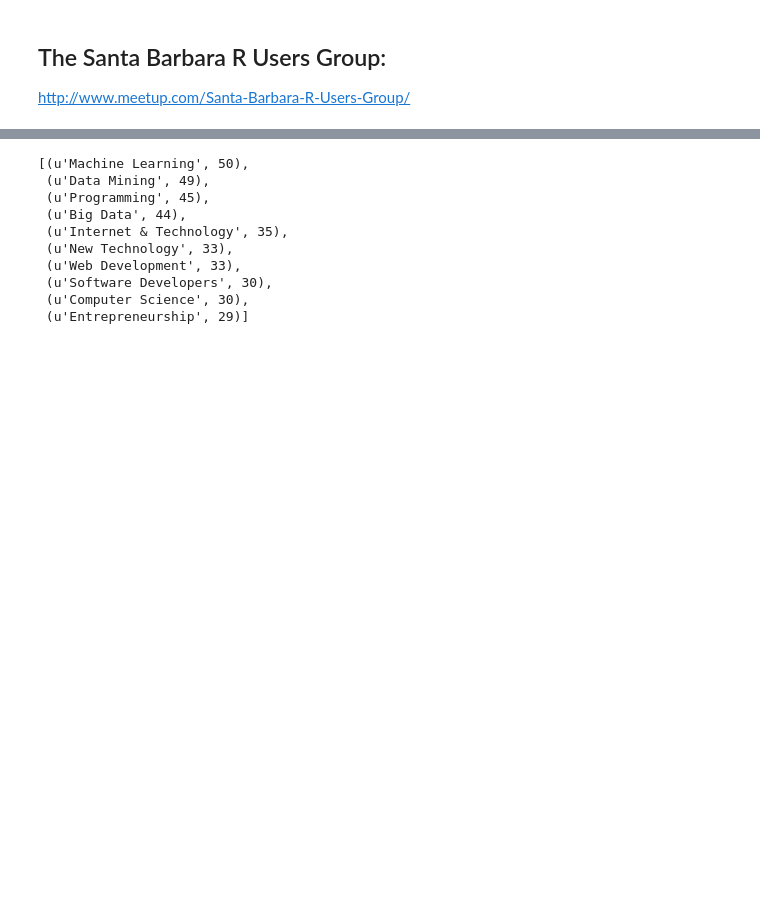
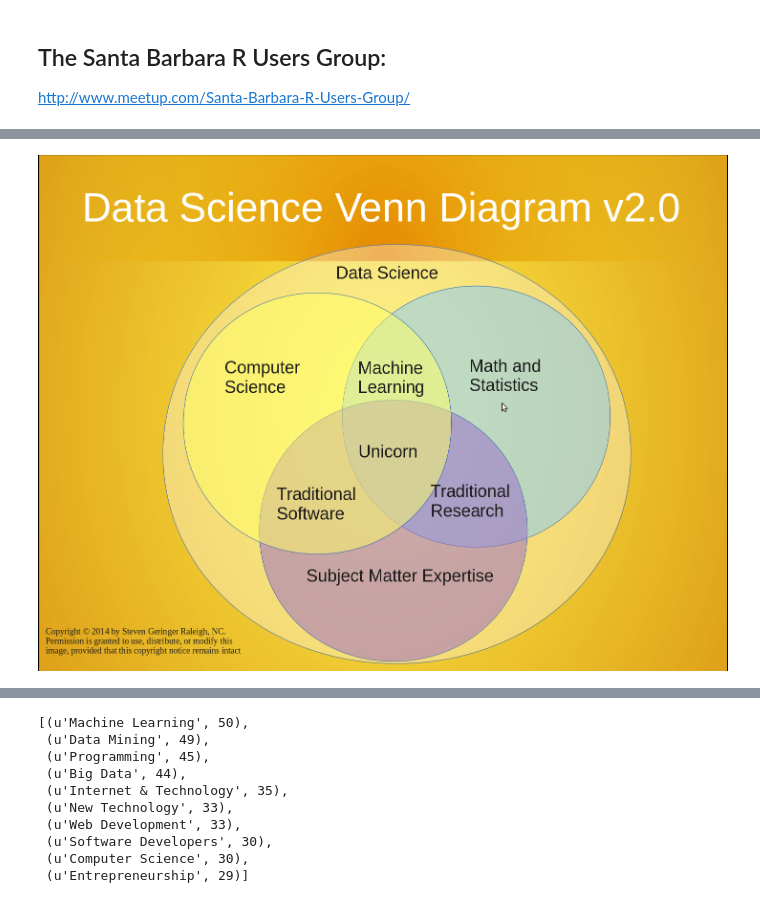
Before and after one commit to LucaFoschini/lucafoschini.github.io, a Jupyter notebook: notebooks/Agile Data Science Meetup.ipynb, the cells around one changed output, grey strips where cells are left out. Saved outputs shown, nothing was run; the diff lists cells and outputs as text; code cells hidden in the pictures; blank space fills up the shorter version.

```diff
--- a/notebooks/Agile Data Science Meetup.ipynb
+++ b/notebooks/Agile Data Science Meetup.ipynb
@@ -14,0 +38,5 @@ http://www.meetup.com/Santa-Barbara-R-Users-Group/
+# %%
+# Venn Diagram 2.0, Steven Geringer
+Image('http://2.bp.blogspot.com/-Qi-0utjhySM/UsteLrV6NyI/AAAAAAAACNQ/AdkizQfS8l8/s1600/moz-screenshot-3-729576.png')
+# %% [output]
+[figure, added]
```
Also changed, not shown: parts of 19 cells of this notebook.
